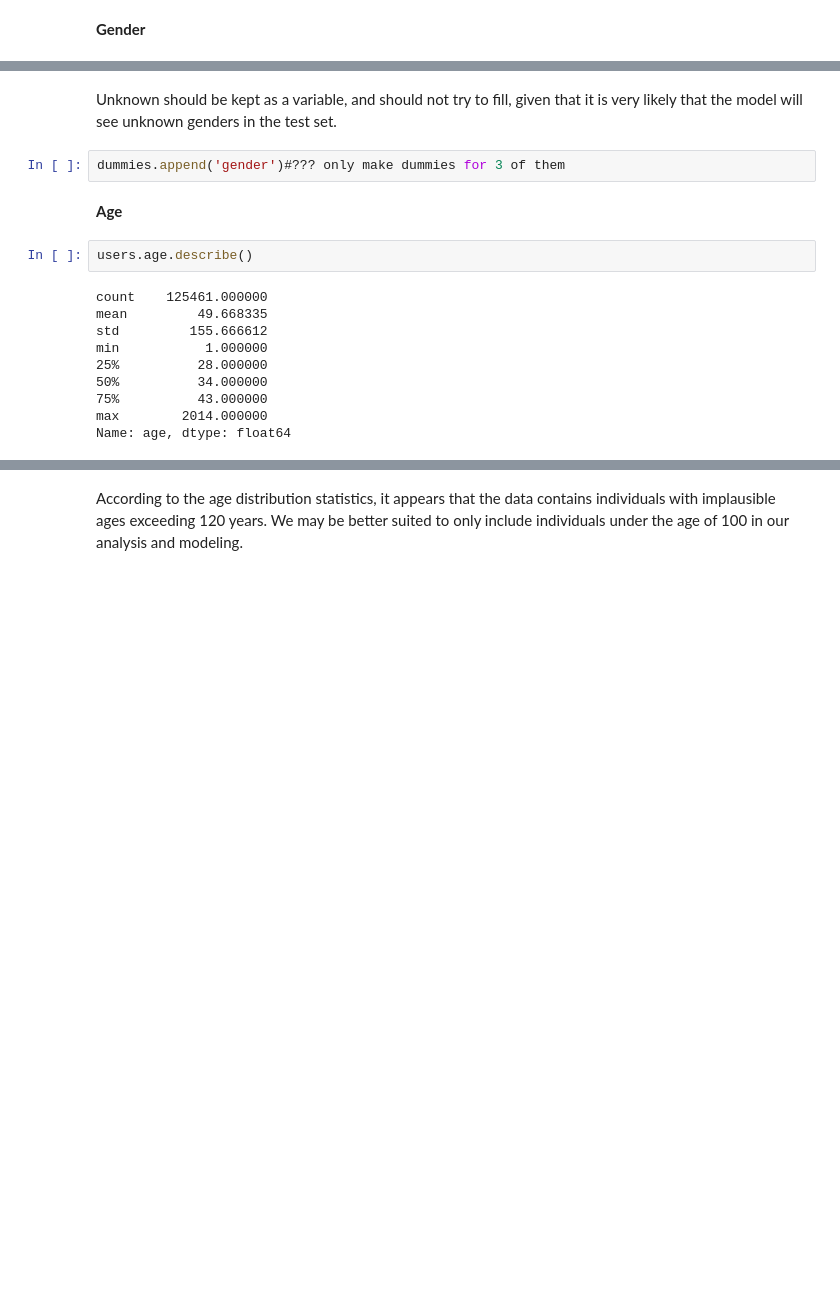
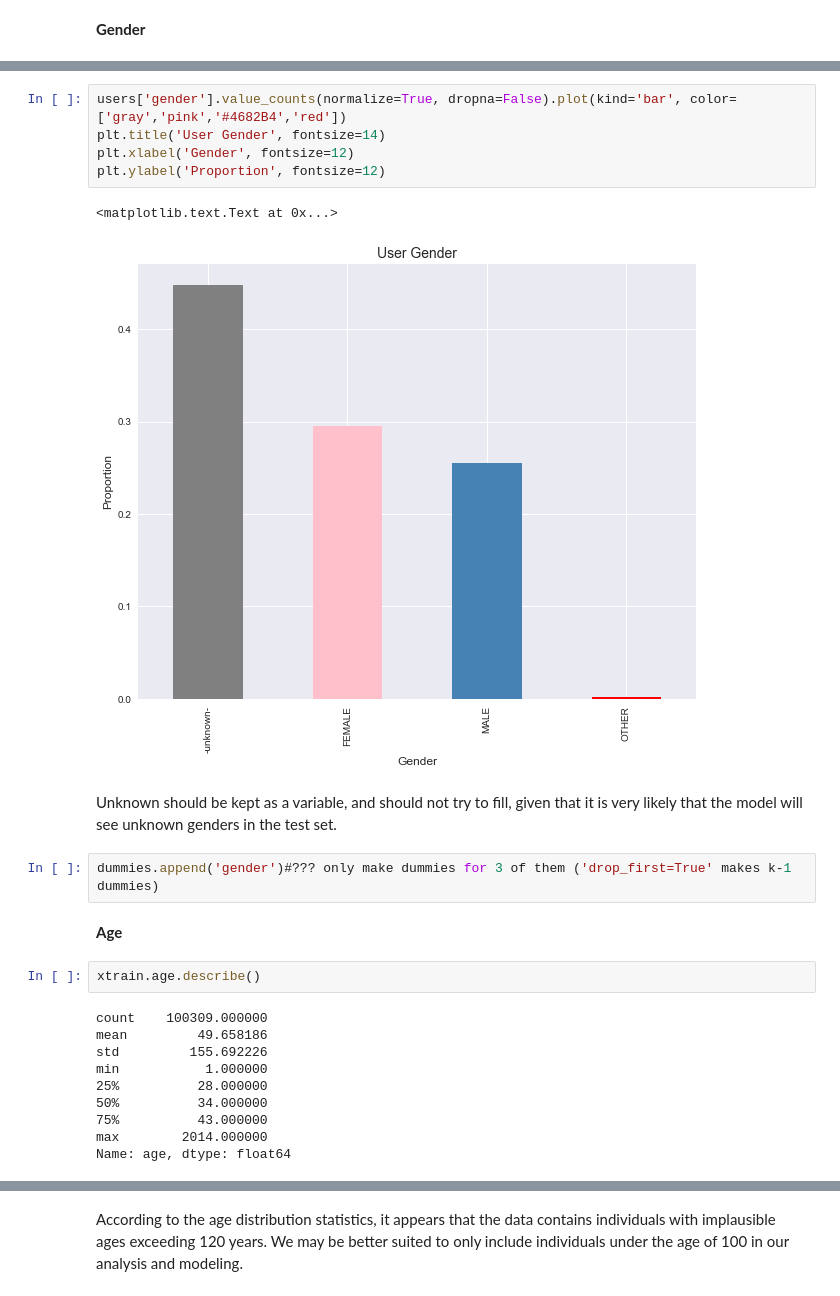
Before and after one commit to broad32/Project, a Jupyter notebook: Project.ipynb, the cells around one changed output, grey strips where cells are left out. Cells and saved outputs as stored; diff of their text form; blank space fills up the shorter version.

```diff
--- a/Project.ipynb
+++ b/Project.ipynb
@@ -221,15 +193,23 @@ Name: gender, dtype: float64
+# %%
+users['gender'].value_counts(normalize=True, dropna=False).plot(kind='bar', color=['gray','pink','#4682B4','red'])
+plt.title('User Gender', fontsize=14)
+plt.xlabel('Gender', fontsize=12)
+plt.ylabel('Proportion', fontsize=12)
+# %% [output]
+<matplotlib.text.Text at 0x...>
+[figure, added]
 # %% [markdown]
 Unknown should be kept as a variable, and should not try to fill, given that it is very likely that the model will see unknown genders in the test set.
 # %%
-dummies.append('gender')#??? only make dummies for 3 of them
+dummies.append('gender')#??? only make dummies for 3 of them ('drop_first=True' makes k-1 dummies)
 # %% [markdown]
 **Age**
 # %%
-users.age.describe()
+xtrain.age.describe()
 # %% [output]
-count    125461.000000
-mean         49.668335
-std         155.666612
+count    100309.000000
+mean         49.658186
+std         155.692226
 min           1.000000
 25%          28.000000
 50%          34.000000
```
Also changed, not shown: parts of 136 cells of this notebook.
